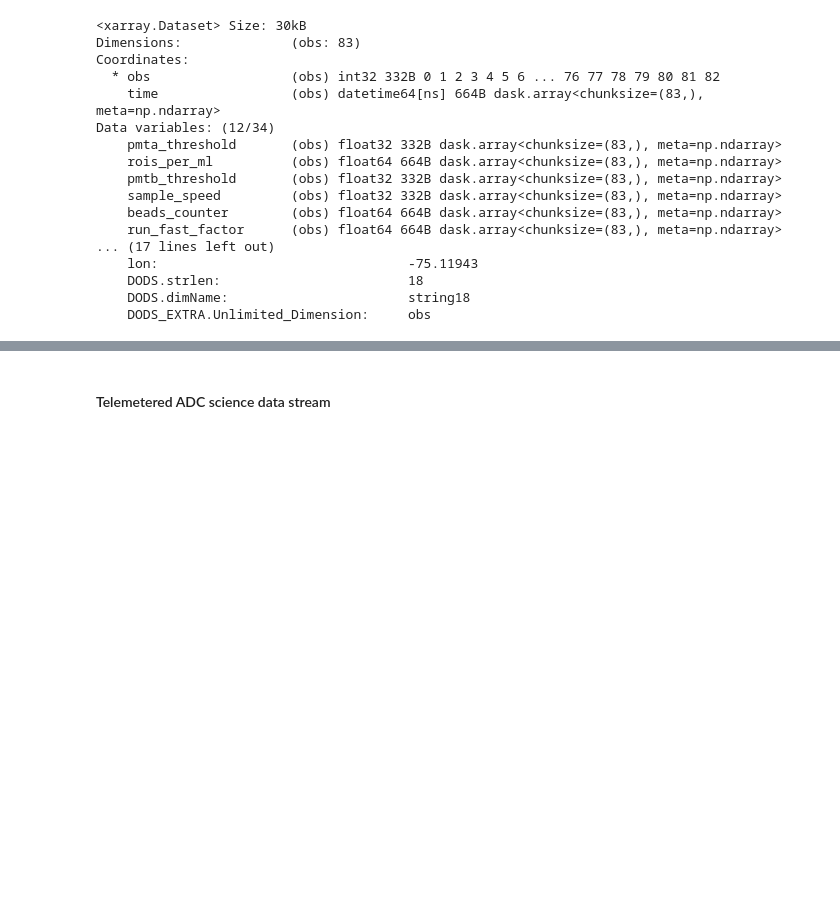
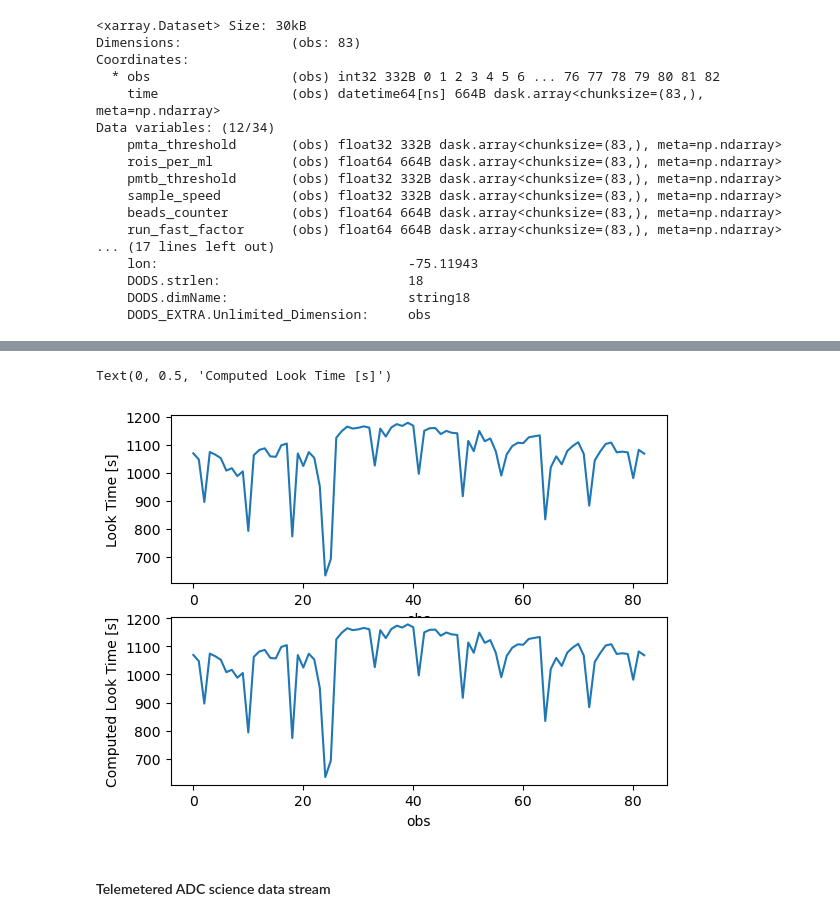
Before and after one commit to cooleyky/pioneer-21, a Jupyter notebook: Dev0_PLIMS_Testing.ipynb, the cells around one changed output, grey strips where cells are left out. Cells and saved outputs as stored; diff of their text form; code cells hidden in the pictures; blank space fills up the shorter version.

```diff
--- a/Dev0_PLIMS_Testing.ipynb
+++ b/Dev0_PLIMS_Testing.ipynb
@@ -270,0 +299,5 @@ Data variables: (12/34)
+# %%
+t_inhibit = data_hdrsci.inhibit_time.compute()
+t_run = data_hdrsci.run_time.compute()
+print(t_inhibit.head())
+print(t_run.head())
@@ -270,0 +322,3 @@ Data variables: (12/34)
+# %%
+calculated_look_time = t_run - t_inhibit
+calculated_look_time.values == data_hdrsci.look_time.values
@@ -270,0 +336,10 @@ Data variables: (12/34)
+# %%
+look_time = data_hdrsci.look_time.swap_dims({""})
+
+fig, ax = plt.subplots(2,1)
+data_hdrsci.look_time.plot(ax=ax[0])
+calculated_look_time.plot(ax=ax[1])
+ax[1].set_ylabel("Computed Look Time [s]")
+# %% [output]
+Text(0, 0.5, 'Computed Look Time [s]')
+[figure, added]
```
Also changed, not shown: parts of 44 cells of this notebook, 1 other file.
